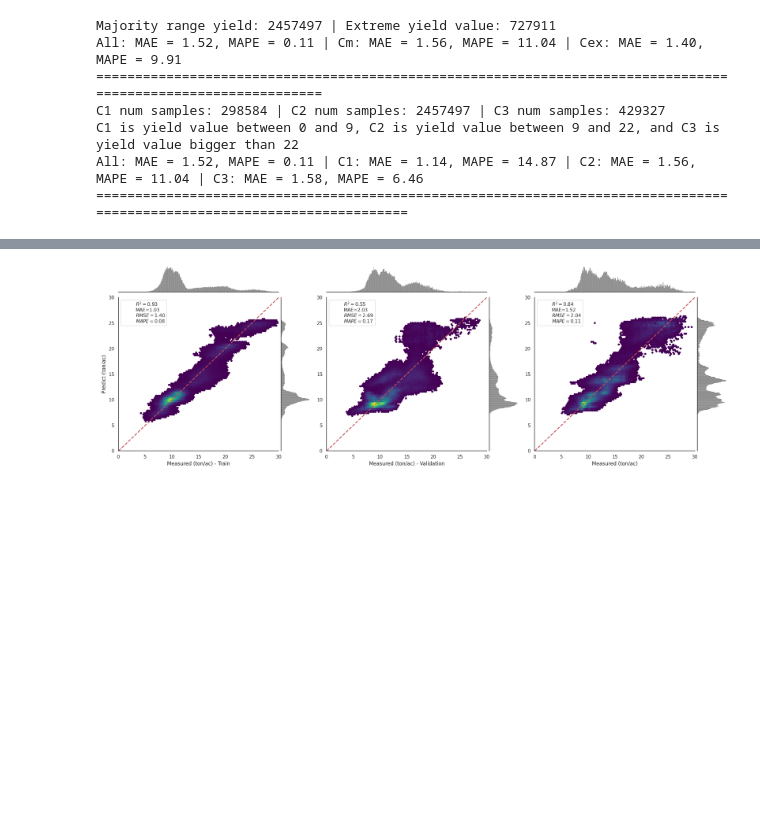
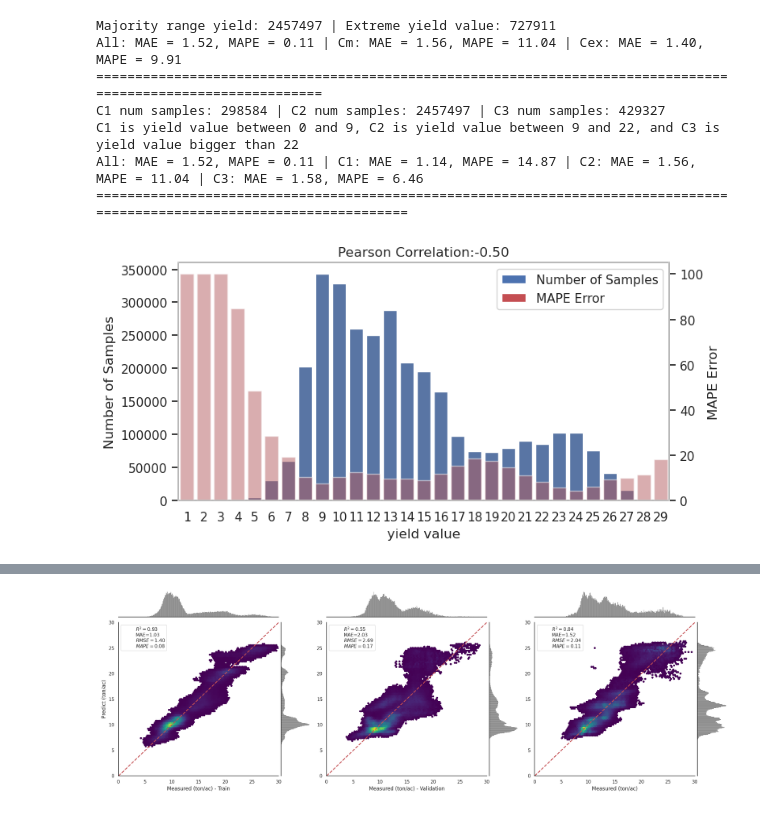
Before and after one commit to plant-ai-biophysics-lab/imbalance_deep_regression_yield_forecasting, a Jupyter notebook: Inference/ReWeightingMethods.ipynb, the cells around one changed output, grey strips where cells are left out. Drawn from its saved outputs; the diff is of its cells as text; code cells hidden in the pictures; blank space fills up the shorter version.

```diff
--- a/Inference/ReWeightingMethods.ipynb
+++ b/Inference/ReWeightingMethods.ipynb
@@ -178,9 +177,9 @@ C1 is yield value between 0 and 9, C2 is yield value between 9 and 22, and C3 is
 All: MAE = 1.72, MAPE = 0.13 | C1: MAE = 1.42, MAPE = 18.73 | C2: MAE = 1.70, MAPE = 12.70 | C3: MAE = 2.51, MAPE = 10.31
 =========================================================================================================================
 # %%
-RGB_test_DW_alphs35 = pd.read_csv('/data2/hkaman/Imbalance/EXPs/EXP_016_64_001_05_WD_Resample_3.9_huberLoss/016_64_001_05_WD_Resample_3.9_huberLoss_test.csv',  index_col=0)
-_ = Inference.eval_on_extreme_main_label_range_pred(RGB_test_DW_alphs35, th1 = 9, th2 = 22)
-RGB_test_cost_sensitive_Output5 = Inference.eval_on_three_main_label_range_pred(RGB_test_DW_alphs35, th1 = 9, th2 = 22)
+RGB_test_DW_alphs39 = pd.read_csv('/data2/hkaman/Imbalance/EXPs/EXP_016_64_001_05_WD_Resample_3.9_huberLoss/016_64_001_05_WD_Resample_3.9_huberLoss_test.csv',  index_col=0)
+_ = Inference.eval_on_extreme_main_label_range_pred(RGB_test_DW_alphs39, th1 = 9, th2 = 22)
+RGB_test_cost_sensitive_Output5 = Inference.eval_on_three_main_label_range_pred(RGB_test_DW_alphs39, th1 = 9, th2 = 22)
 # %% [output]
 Majority range yield: 2457497 | Extreme yield value: 727911
 All: MAE = 1.52, MAPE = 0.11 | Cm: MAE = 1.56, MAPE = 11.04 | Cex: MAE = 1.40, MAPE = 9.91
@@ -189,3 +188,7 @@ C1 num samples: 298584 | C2 num samples: 2457497 | C3 num samples: 429327
 C1 is yield value between 0 and 9, C2 is yield value between 9 and 22, and C3 is yield value bigger than 22
 All: MAE = 1.52, MAPE = 0.11 | C1: MAE = 1.14, MAPE = 14.87 | C2: MAE = 1.56, MAPE = 11.04 | C3: MAE = 1.58, MAPE = 6.46
 =========================================================================================================================
+# %%
+_ = Inference.Erroe_hist_visulization_V2(RGB_test_DW_alphs35)
+# %% [output]
+[figure, added]
```
Also changed, not shown: parts of 9 cells of this notebook, 23 other files.
